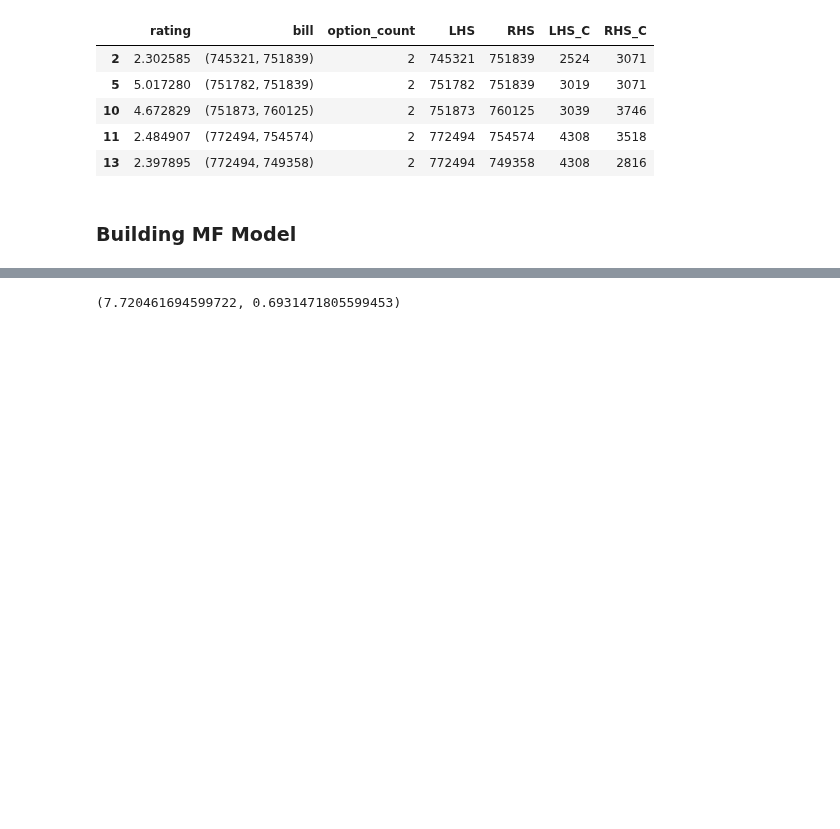
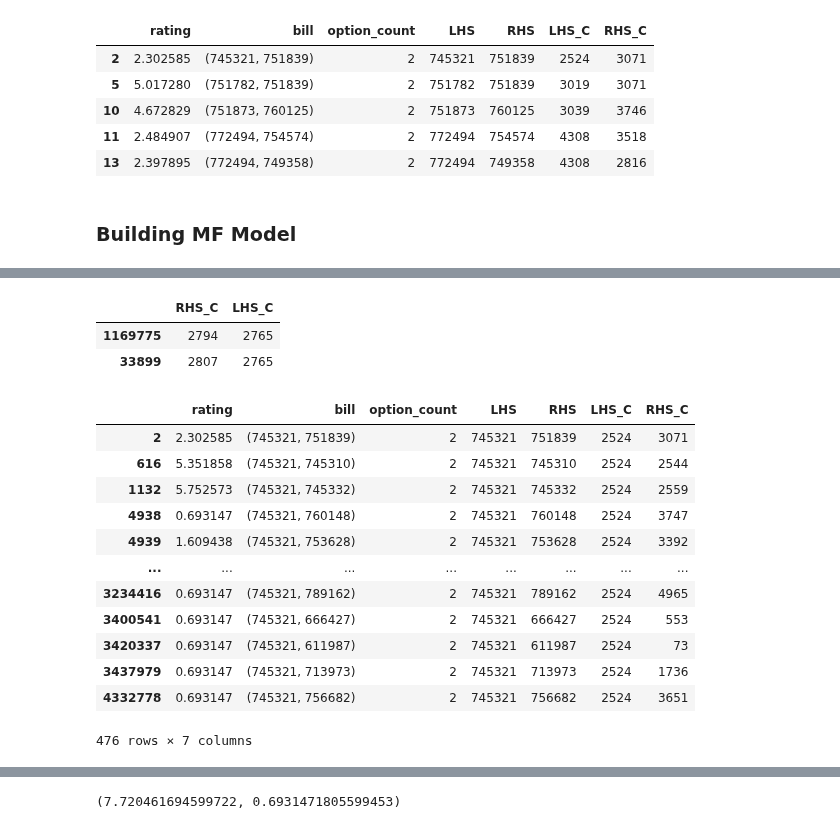
Before and after one commit to melihkacaman/Option-Matrix-Factorization, a Jupyter notebook: notebooks/03. Model Creation.ipynb, the cells around one changed output, grey strips where cells are left out. Drawn from its saved outputs; the diff is of its cells as text; code cells hidden in the pictures; blank space fills up the shorter version.

```diff
--- a/notebooks/03. Model Creation.ipynb
+++ b/notebooks/03. Model Creation.ipynb
@@ -408,0 +444,22 @@ Epoch 100/100
+# %%
+X_train[X_train.LHS_C == 2765]
+# %% [output]
+|  | RHS_C | LHS_C |
+| 1169775 | 2794 | 2765 |
+| 33899 | 2807 | 2765 |
+# %%
+sublist_by_2_concat[sublist_by_2_concat.LHS == 745321]
+# %% [output]
+|  | rating | bill | option_count | LHS | RHS | LHS_C | RHS_C |
+| 2 | 2.302585 | (745321, 751839) | 2 | 745321 | 751839 | 2524 | 3071 |
+| 616 | 5.351858 | (745321, 745310) | 2 | 745321 | 745310 | 2524 | 2544 |
+| 1132 | 5.752573 | (745321, 745332) | 2 | 745321 | 745332 | 2524 | 2559 |
+| 4938 | 0.693147 | (745321, 760148) | 2 | 745321 | 760148 | 2524 | 3747 |
+| 4939 | 1.609438 | (745321, 753628) | 2 | 745321 | 753628 | 2524 | 3392 |
+| ... | ... | ... | ... | ... | ... | ... | ... |
+| 3234416 | 0.693147 | (745321, 789162) | 2 | 745321 | 789162 | 2524 | 4965 |
+| 3400541 | 0.693147 | (745321, 666427) | 2 | 745321 | 666427 | 2524 | 553 |
+| 3420337 | 0.693147 | (745321, 611987) | 2 | 745321 | 611987 | 2524 | 73 |
+| 3437979 | 0.693147 | (745321, 713973) | 2 | 745321 | 713973 | 2524 | 1736 |
+| 4332778 | 0.693147 | (745321, 756682) | 2 | 745321 | 756682 | 2524 | 3651 |
+476 rows × 7 columns
```
Also changed, not shown: parts of 14 cells of this notebook.
